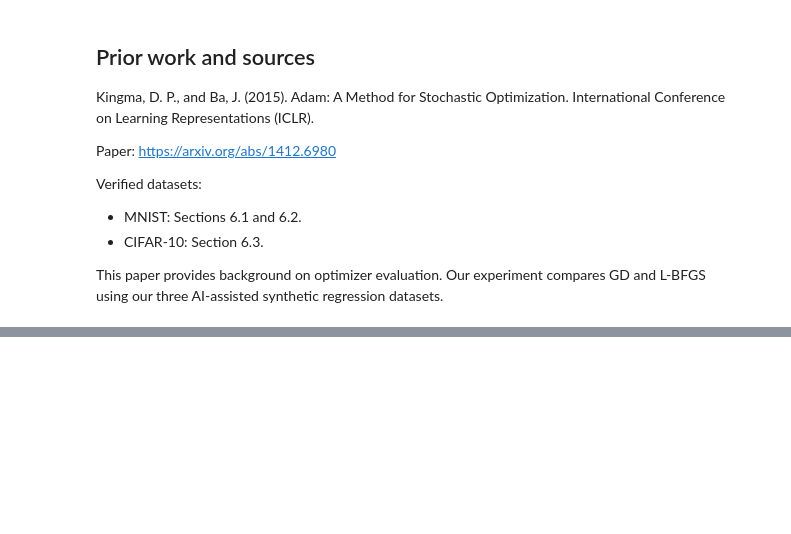
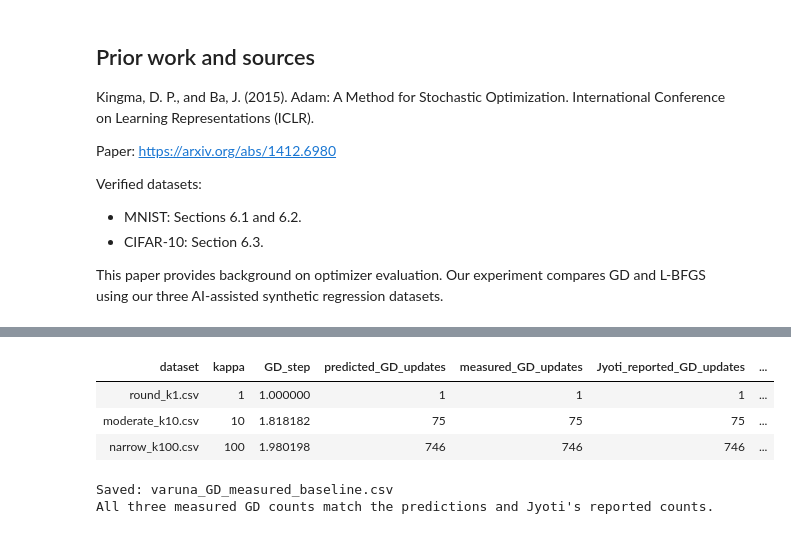
Before and after one commit to priyavenugopalnair-debug/group7-optimizers, a Jupyter notebook: notebooks/Varuna_Maths_project.ipynb, the cells around one changed output, grey strips where cells are left out. Saved outputs shown, nothing was run; the diff lists cells and outputs as text; code cells hidden in the pictures; blank space fills up the shorter version.

Commit message:
Update Varuna measured GD baseline

```diff
--- a/notebooks/Varuna_Maths_project.ipynb
+++ b/notebooks/Varuna_Maths_project.ipynb
@@ -428,0 +439,62 @@ AI-assisted synthetic regression datasets.
+# %%
+# Independent GD measurement using the shared setup.
+import numpy as np
+import pandas as pd
+import math
+from IPython.display import display
+
+base_url = "https://raw.githubusercontent.com/priyavenugopalnair-debug/group7-optimizers/main/data/"
+cases = [("round_k1.csv", 1, 1), ("moderate_k10.csv", 10, 75), ("narrow_k100.csv", 100, 746)]
+tol = 1e-6
+true_weights = np.array([3.0, 2.0], dtype=np.float64)
+measured_rows = []
+
+for filename, case_kappa, jyoti_updates in cases:
+    case = pd.read_csv(base_url + filename)
+    X = case[["x1", "x2"]].to_numpy(dtype=np.float64)
+    target = case["y"].to_numpy(dtype=np.float64)
+    H = X.T @ X / len(target)
+    eigenvalues = np.linalg.eigvalsh(H)
+    alpha = 2 / (eigenvalues[0] + eigenvalues[-1])
+    w = np.zeros(2, dtype=np.float64)
+    g = X.T @ (X @ w - target) / len(target)
+    initial_norm = np.linalg.norm(g)
+    rho = (case_kappa - 1) / (case_kappa + 1)
+    predicted = 1 if case_kappa == 1 else math.floor(math.log(tol / initial_norm) / math.log(rho)) + 1
+    updates = 0
+    gradient_points = 1  # Includes the gradient at the starting weights.
+
+    while np.linalg.norm(g) >= tol and updates < 200000:
+        w = w - alpha * g
+        g = X.T @ (X @ w - target) / len(target)
+        updates += 1
+        gradient_points += 1
+
+    reached = bool(np.linalg.norm(g) < tol)
+    assert reached, "GD did not reach the shared L2 stopping threshold"
+    assert updates == predicted == jyoti_updates, "Recheck setup: counts differ"
+    measured_rows.append({
+        "dataset": filename, "kappa": case_kappa,
+        "GD_step": alpha, "predicted_GD_updates": predicted,
+        "measured_GD_updates": updates,
+        "Jyoti_reported_GD_updates": jyoti_updates,
+        "gradient_distinct_points": gradient_points,
+        "final_loss": 0.5 * np.mean((X @ w - target) ** 2),
+        "final_gradient_norm_L2": np.linalg.norm(g),
+        "parameter_error_L2": np.linalg.norm(w - true_weights),
+        "reached_tolerance": reached,
+        "status": "Preliminary measured; reproduced; team sign-off pending"
+    })
+
+measured_baseline = pd.DataFrame(measured_rows)
+display(measured_baseline)
+measured_baseline.to_csv("varuna_GD_measured_baseline.csv", index=False)
+print("Saved: varuna_GD_measured_baseline.csv")
+print("All three measured GD counts match the predictions and Jyoti's reported counts.")
+# %% [output]
+| dataset | kappa | GD_step | predicted_GD_updates | measured_GD_updates | Jyoti_reported_GD_updates | ... |
+| round_k1.csv | 1 | 1.000000 | 1 | 1 | 1 | ... |
+| moderate_k10.csv | 10 | 1.818182 | 75 | 75 | 75 | ... |
+| narrow_k100.csv | 100 | 1.980198 | 746 | 746 | 746 | ... |
+Saved: varuna_GD_measured_baseline.csv
+All three measured GD counts match the predictions and Jyoti's reported counts.
```
Also changed, not shown: parts of 3 cells of this notebook.
